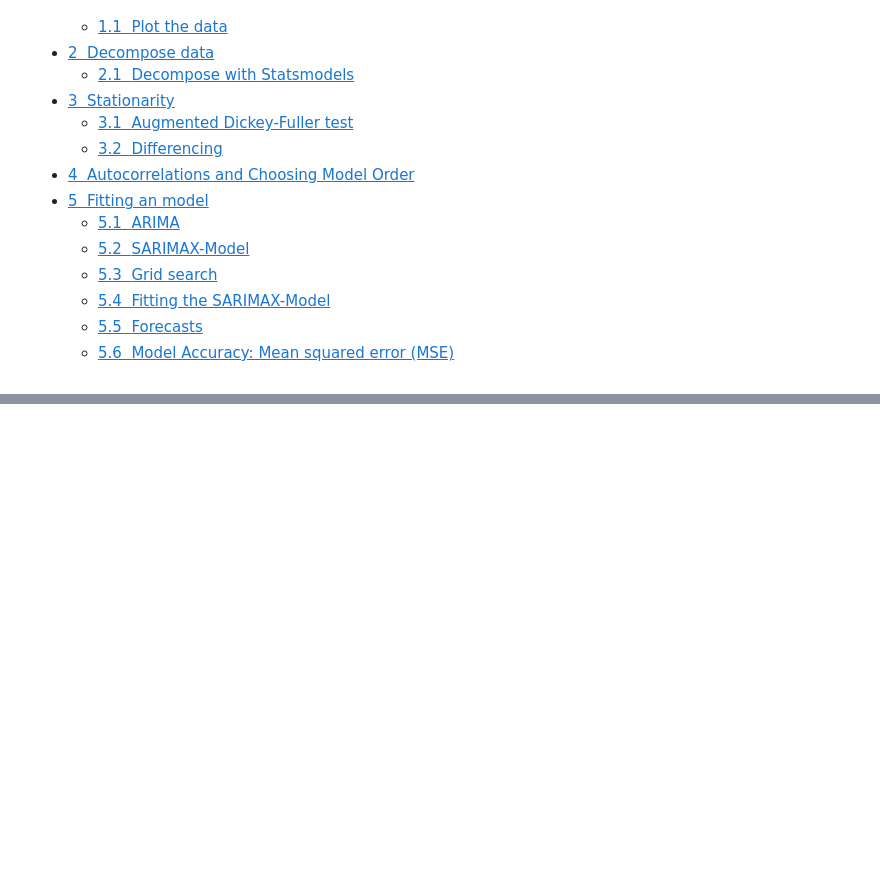
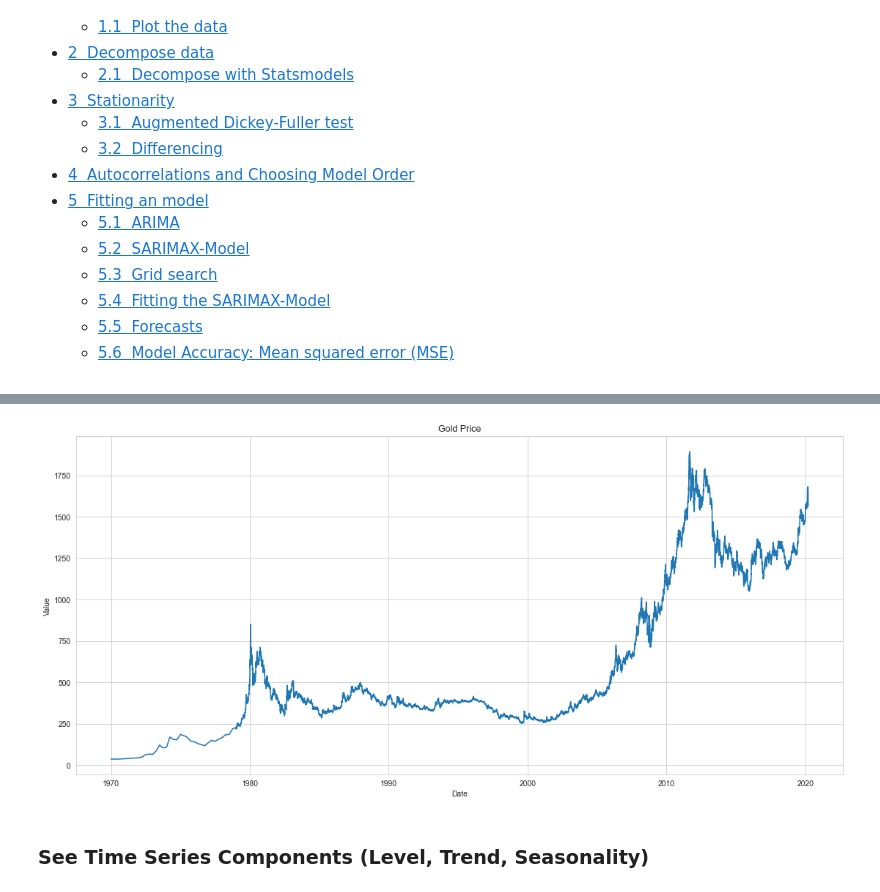
Before and after one commit to Asma-Zahouani/TimeSeriesProject, a Jupyter notebook: index.ipynb, the cells around one changed output, grey strips where cells are left out. Cells and saved outputs as stored; diff of their text form; code cells hidden in the pictures; blank space fills up the shorter version.

```diff
--- a/index.ipynb
+++ b/index.ipynb
@@ -3,0 +28,4 @@
+# %%
+gold = pd.read_csv('data/gold_price_data.csv')
+gold['Date'] = pd.to_datetime(gold['Date'], errors='coerce')
+gold
@@ -3,0 +79,9 @@
+# %%
+plt.figure(figsize = (18,8))
+sns.lineplot(data=gold, x="Date", y="Value")
+plt.title('Gold Price')
+plt.show()
+# %% [output]
+[figure, added]
+# %% [markdown]
+### See Time Series Components (Level, Trend, Seasonality)
```
Also changed, not shown: parts of 44 cells of this notebook, 3 other files.
